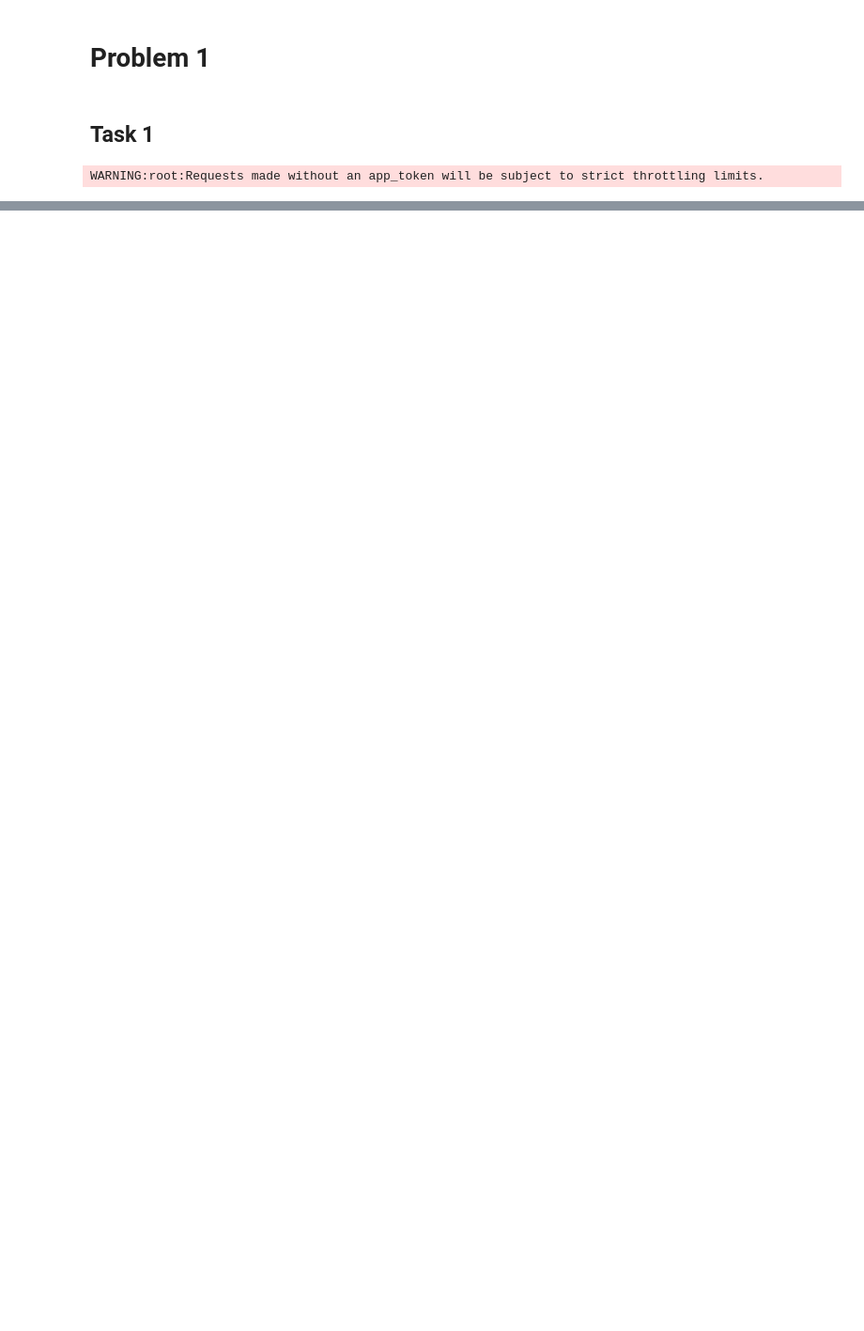
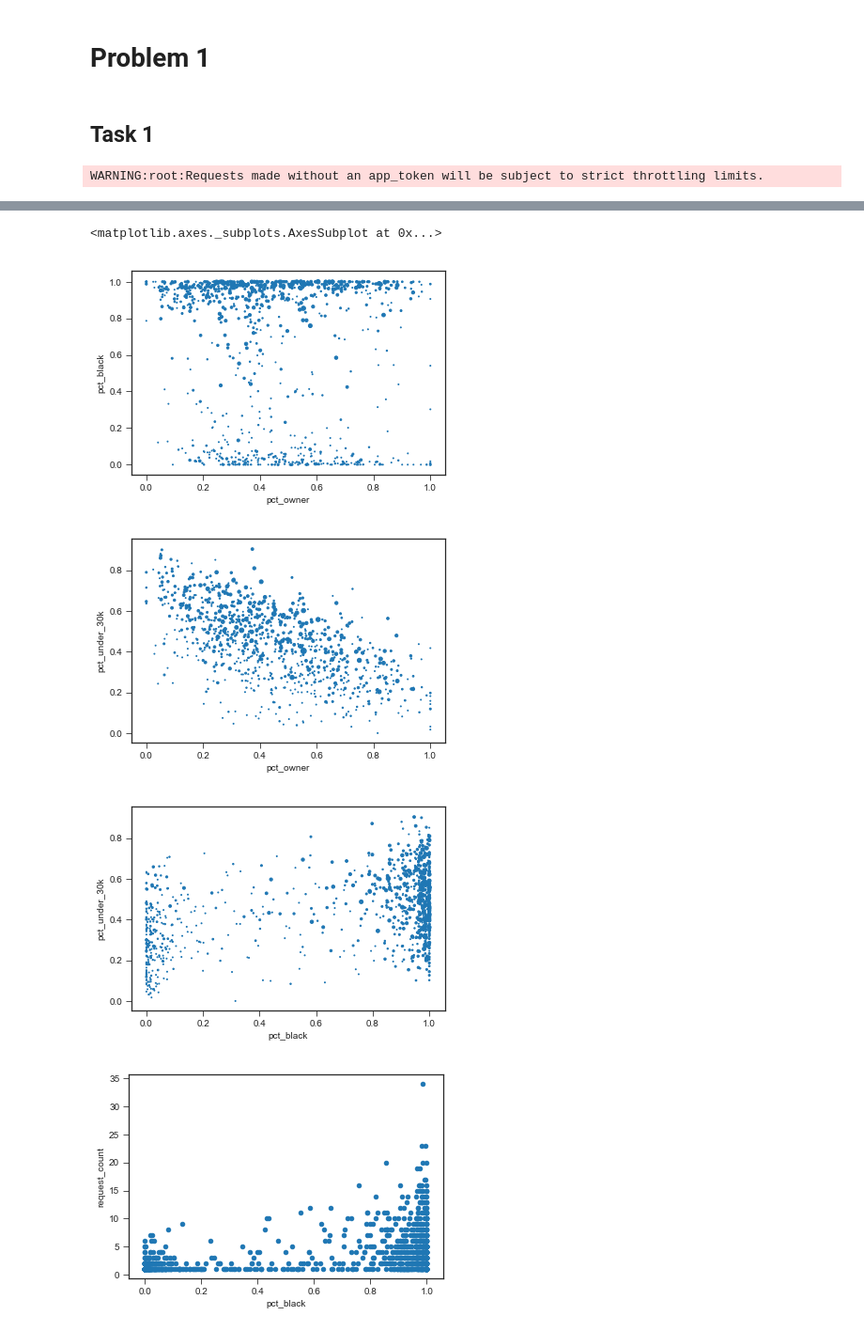
Before and after one commit to cherdeman/ML_for_Public_Policy, a Jupyter notebook: Assignment1/Herdeman - Assignment 1.ipynb, the cells around one changed output, grey strips where cells are left out. Shown at 94% size. Saved outputs shown, nothing was run; the diff lists cells and outputs as text; code cells hidden in the pictures; blank space fills up the shorter version.

```diff
--- a/Assignment1/Herdeman - Assignment 1.ipynb
+++ b/Assignment1/Herdeman - Assignment 1.ipynb
@@ -46,0 +104,19 @@ plot.xaxis.set_major_locator(ticker.MultipleLocator(1))
+# %%
+my_api_key = "217c49410f1af077f4d96b7d5da3612d06eae18d"
+fields_of_interest = ('NAME', 'B02001_001E', 'B02001_003E', 'B25003_001E',
+	'B25003_002E','B25003_003E','B19001_001E','B19001_002E','B19001_003E',
+	'B19001_004E','B19001_005E','B19001_006E')
+IL_state_ID = states.IL.fips
+cook_county_fips_id = '031'
+field_name_dict = {'B02001_001E': 'race_total', 'B02001_003E': 'black_total',
+	'B25003_001E': 'total_occupied', 'B25003_002E':'owner_occupied',
+	'B25003_003E': 'renter_occupied','B19001_001E': 'total_household_income',
+	'B19001_002E': '<$10k','B19001_003E': '$10k-$15k',
+	'B19001_004E': '$15k-$20k','B19001_005E':'$20k-$25k',
+	'B19001_006E': '$25k-30k'}
+block_shape_path = './cb_2016_17_bg_500k/cb_2016_17_bg_500k.shp'
+# %%
+census_gdf = data_collection_311.census_data_pull(my_api_key, fields_of_interest, IL_state_ID, cook_county_fips_id, field_name_dict)
+census_gdf = data_collection_311.census_calcs(census_gdf)
+spatial_census_gdf = data_collection_311.merge_census_shape_dfs(census_gdf, block_shape_path)
+augmented_df = data_collection_311.spatial_join(full_df, spatial_census_gdf)
@@ -46,0 +125,21 @@ plot.xaxis.set_major_locator(ticker.MultipleLocator(1))
+# %%
+# Aggregation type dictionary
+f = {'request_count': ['sum'], 'pct_black': ['mean'], 'pct_owner': ['mean'], 'pct_under_30k': ['mean'] }
+# %%
+# Dataframe of Vacant/Abandoned building requests, grouped by GEOID, i.e. block group
+vacant_df = augmented_df[augmented_df['type_of_service_request'] ==
+                         'Vacant/Abandoned Building'].groupby('GEOID').agg(f)
+# %%
+# Scatter plots of each combination of demographic factors, with number of requests as size of point
+vacant_df.plot(x = 'pct_owner', y = 'pct_black', s = vacant_df['request_count'].values, kind='scatter')
+vacant_df.plot(x = 'pct_owner', y = 'pct_under_30k',s = vacant_df['request_count'].values, kind='scatter')
+vacant_df.plot(x = 'pct_black', y = 'pct_under_30k',s = vacant_df['request_count'].values, kind='scatter')
+
+# Scatter between percent of the population that is black and request count
+vacant_df.plot(x = 'pct_black', y = 'request_count', kind='scatter')
+# %% [output]
+<matplotlib.axes._subplots.AxesSubplot at 0x...>
+[figure, added]
+[figure, added]
+[figure, added]
+[figure, added]
```
Also changed, not shown: parts of 42 cells of this notebook, 9 other files.
